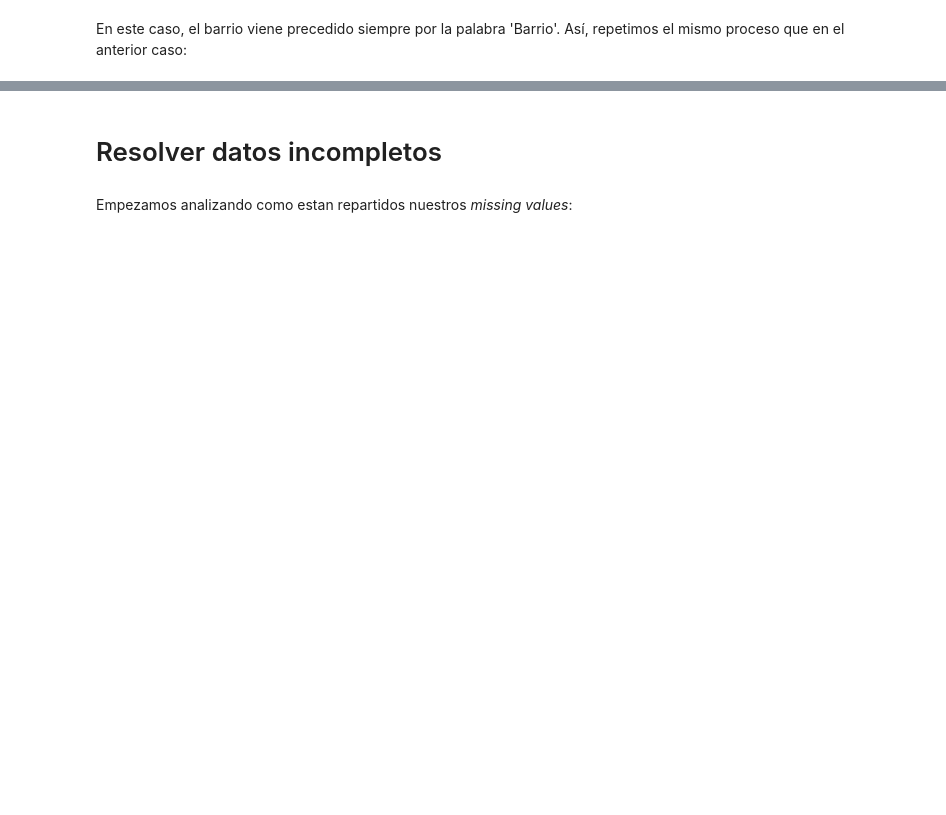
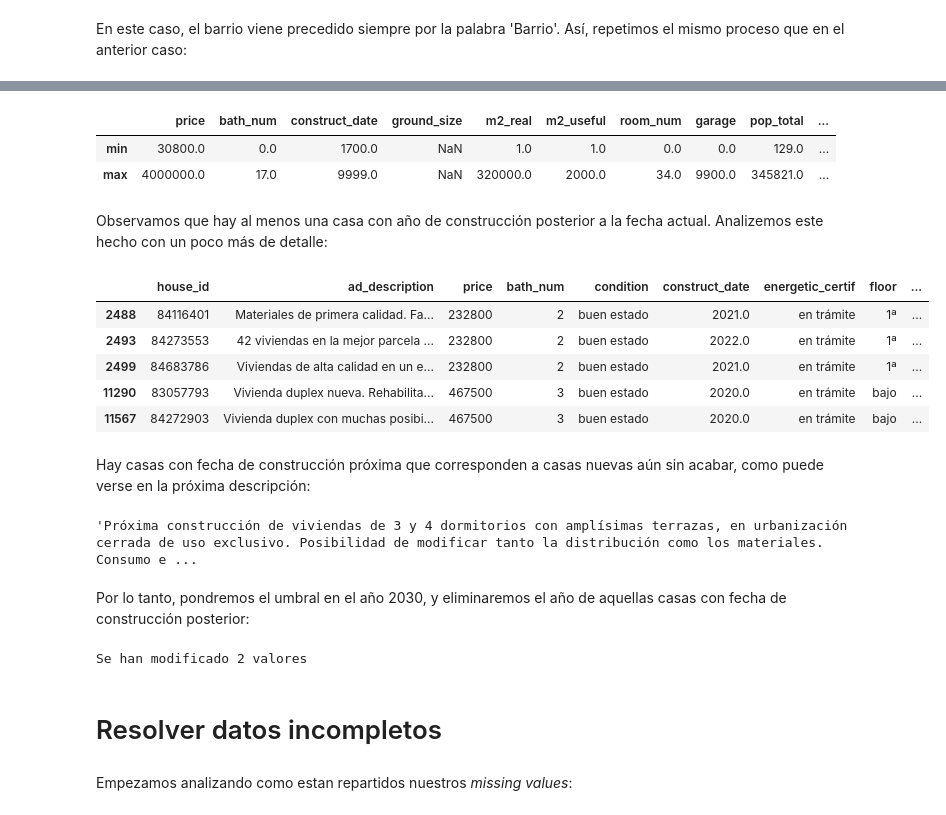
Before and after one commit to Hlaboa/houses-data-analysis, a Jupyter notebook: 2_limpieza_datos.ipynb, the cells around one changed output, grey strips where cells are left out. Drawn from its saved outputs; the diff is of its cells as text; code cells hidden in the pictures; blank space fills up the shorter version.

```diff
--- a/2_limpieza_datos.ipynb
+++ b/2_limpieza_datos.ipynb
@@ -598,3 +608,41 @@ Name: loc_neigh, dtype: object
+# %%
+(df
+ .drop(columns=['house_id'])
+ .describe(percentiles=[])
+ .loc[['min','max'],:]
+)
+# %% [output]
+|  | price | bath_num | construct_date | ground_size | m2_real | m2_useful | room_num | garage | pop_total | ... |
+| min | 30800.0 | 0.0 | 1700.0 | NaN | 1.0 | 1.0 | 0.0 | 0.0 | 129.0 | ... |
+| max | 4000000.0 | 17.0 | 9999.0 | NaN | 320000.0 | 2000.0 | 34.0 | 9900.0 | 345821.0 | ... |
+# %% [markdown]
+Observamos que hay al menos una casa con año de construcción posterior a la fecha actual. Analizemos este hecho con un poco más de detalle:
+# %%
+df.query('construct_date > 2019').head(5)
+# %% [output]
+|  | house_id | ad_description | price | bath_num | condition | construct_date | energetic_certif | floor | ... |
+| 2488 | 84116401 | Materiales de primera calidad. Fa... | 232800 | 2 | buen estado | 2021.0 | en trámite | 1ª | ... |
+| 2493 | 84273553 | 42 viviendas en la mejor parcela ... | 232800 | 2 | buen estado | 2022.0 | en trámite | 1ª | ... |
+| 2499 | 84683786 | Viviendas de alta calidad en un e... | 232800 | 2 | buen estado | 2021.0 | en trámite | 1ª | ... |
+| 11290 | 83057793 | Vivienda duplex nueva. Rehabilita... | 467500 | 3 | buen estado | 2020.0 | en trámite | bajo | ... |
+| 11567 | 84272903 | Vivienda duplex con muchas posibi... | 467500 | 3 | buen estado | 2020.0 | en trámite | bajo | ... |
+# %% [markdown]
+Hay casas con fecha de construcción próxima que corresponden a casas nuevas aún sin acabar, como puede verse en la próxima descripción:
+# %%
+df.ad_description[22956]
+# %% [output]
+'Próxima construcción de viviendas de 3 y 4 dormitorios con amplísimas terrazas, en urbanización cerrada de uso exclusivo. Posibilidad de modificar tanto la distribución como los materiales. Consumo e ...
+# %% [markdown]
+Por lo tanto, pondremos el umbral en el año 2030, y eliminaremos el año de aquellas casas con fecha de construcción posterior:
+# %%
+del_count = len(df.query('construct_date > 2030'))
+df['construct_date'] = (np.where(df.construct_date > 2030
+                      , np.nan
+                      , df.construct_date)
+                        )
+print(f"Se han modificado {del_count} valores")
+# %% [output]
+Se han modificado 2 valores
 # %% [markdown]
 # Resolver datos incompletos
 # %% [markdown]
```
Also changed, not shown: parts of 8 cells of this notebook, 3 other files.
